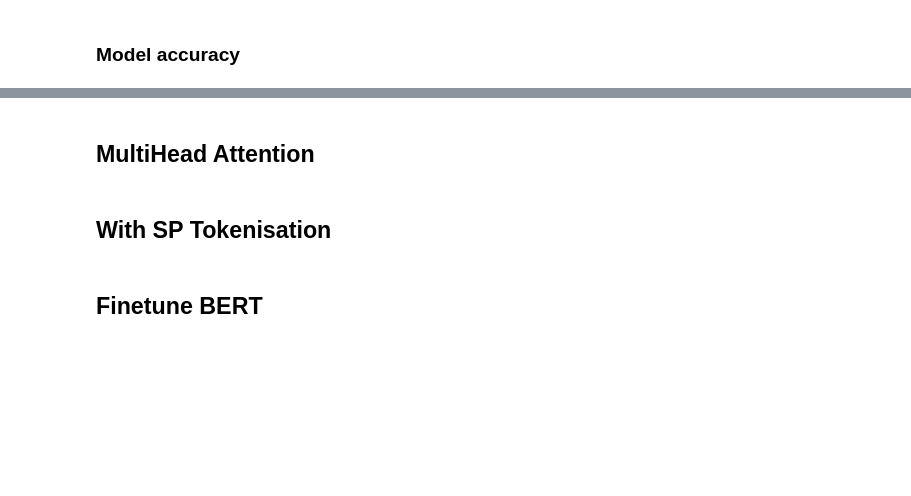
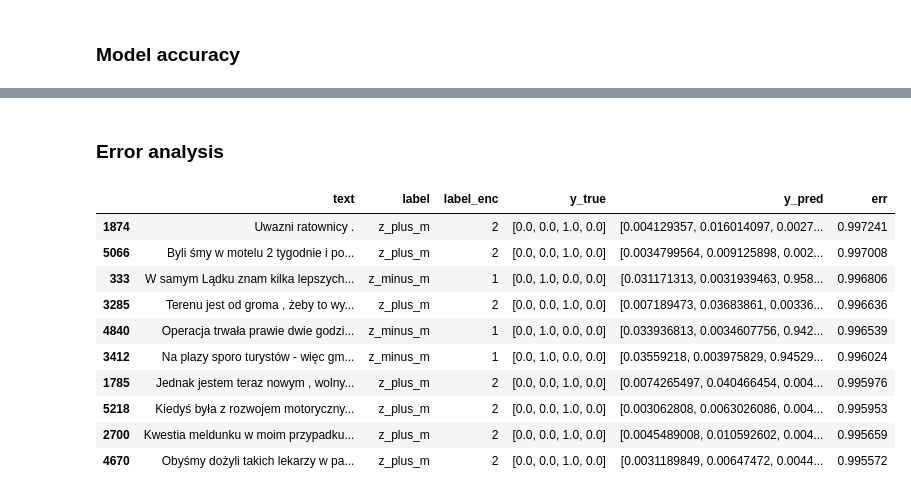
Before and after one commit to jakubglinka/google.colab, a Jupyter notebook: BertSequenceClassification.ipynb, the cells around one changed output, grey strips where cells are left out. Drawn from its saved outputs; the diff is of its cells as text; code cells hidden in the pictures; blank space fills up the shorter version.

```diff
--- a/BertSequenceClassification.ipynb
+++ b/BertSequenceClassification.ipynb
@@ -114,7 +129,7 @@ from absl import logging
 logging.set_verbosity(logging.INFO)
 
 SP_TO_LOWER = False
-SP_MAX_VOCAB_SIZE = 2000
+SP_MAX_VOCAB_SIZE = 10000
 # %%
 # initialize tokenizer:
 tokenizer = SentencePieceTokenizer(lower=SP_TO_LOWER, strip_accents=SP_TO_LOWER)
@@ -448,5 +443,3 @@ with strategy.scope():
   model.compile(optimizer=tf.keras.optimizers.Adam(learning_rate=lr_schedule),
                 loss=tf.keras.losses.CategoricalCrossentropy(from_logits=True),
                 metrics=[tf.keras.metrics.CategoricalAccuracy()])
-# %%
-model.fit(train_parsed, validation_data=dev_parsed, epochs=3)
@@ -458,0 +446,8 @@ Epoch 3/3
+# %%
+callback = tf.keras.callbacks.EarlyStopping(monitor='val_loss', patience=1)
+model.fit(train_parsed,
+          validation_data=dev_parsed,
+          epochs=100,
+          steps_per_epoch=STEPS_PER_EPOCH,
+          validation_steps=VALIDATION_STEPS,
+          callbacks=[callback])
@@ -507,6 +510,46 @@ weighted avg      0.676     0.677     0.669      5728
-# %% [markdown]
-## MultiHead Attention
-# %% [markdown]
-## With SP Tokenisation
-# %% [markdown]
-## Finetune BERT
+# %% [markdown]
+### Error analysis
+# %%
+# one-hot encode label:
+def _one_hot(i: int, num_classes: int = 4):
+  res = np.zeros(num_classes)
+  res[i] = 1.0
+  return res
+
+df_dev["y_true"] = df_dev.label_enc.apply(lambda i: _one_hot(i, 4))
+
+# add prediction from the model
+def _predict(text: str):
+  inputs = bert_tokenizer.encode_plus(text, return_tensors="tf")
+  probs = tf.math.softmax(model(inputs)[0]).numpy()[0, :]
+  return probs
+
+preds = []
+for text in tqdm.tqdm(df_dev.text):
+  preds.append(_predict(text))
+
+df_dev["y_pred"] = preds
+# %%
+def _error_rate(row):
+  if row.y_true[1]>0.0:
+    return 1-row.y_pred[1]
+  elif row.y_true[2]>0.0:
+    return 1-row.y_pred[2]
+  else:
+    return 0.0
+
+df_dev["err"] = df_dev.apply(_error_rate, axis=1)
+df_dev = df_dev.sort_values("err", ascending=False)
+df_dev.head(10)
+# %% [output]
+|  | text | label | label_enc | y_true | y_pred | err |
+| 1874 | Uwazni ratownicy . | z_plus_m | 2 | [0.0, 0.0, 1.0, 0.0] | [0.004129357, 0.016014097, 0.0027... | 0.997241 |
+| 5066 | Byli śmy w motelu 2 tygodnie i po... | z_plus_m | 2 | [0.0, 0.0, 1.0, 0.0] | [0.0034799564, 0.009125898, 0.002... | 0.997008 |
+| 333 | W samym Lądku znam kilka lepszych... | z_minus_m | 1 | [0.0, 1.0, 0.0, 0.0] | [0.031171313, 0.0031939463, 0.958... | 0.996806 |
+| 3285 | Terenu jest od groma , żeby to wy... | z_plus_m | 2 | [0.0, 0.0, 1.0, 0.0] | [0.007189473, 0.03683861, 0.00336... | 0.996636 |
+| 4840 | Operacja trwała prawie dwie godzi... | z_minus_m | 1 | [0.0, 1.0, 0.0, 0.0] | [0.033936813, 0.0034607756, 0.942... | 0.996539 |
+| 3412 | Na plazy sporo turystów - więc gm... | z_minus_m | 1 | [0.0, 1.0, 0.0, 0.0] | [0.03559218, 0.003975829, 0.94529... | 0.996024 |
+| 1785 | Jednak jestem teraz nowym , wolny... | z_plus_m | 2 | [0.0, 0.0, 1.0, 0.0] | [0.0074265497, 0.040466454, 0.004... | 0.995976 |
+| 5218 | Kiedyś była z rozwojem motoryczny... | z_plus_m | 2 | [0.0, 0.0, 1.0, 0.0] | [0.003062808, 0.0063026086, 0.004... | 0.995953 |
+| 2700 | Kwestia meldunku w moim przypadku... | z_plus_m | 2 | [0.0, 0.0, 1.0, 0.0] | [0.0045489008, 0.010592602, 0.004... | 0.995659 |
+| 4670 | Obyśmy dożyli takich lekarzy w pa... | z_plus_m | 2 | [0.0, 0.0, 1.0, 0.0] | [0.0031189849, 0.00647472, 0.0044... | 0.995572 |
```
Also changed, not shown: parts of 54 cells of this notebook.
